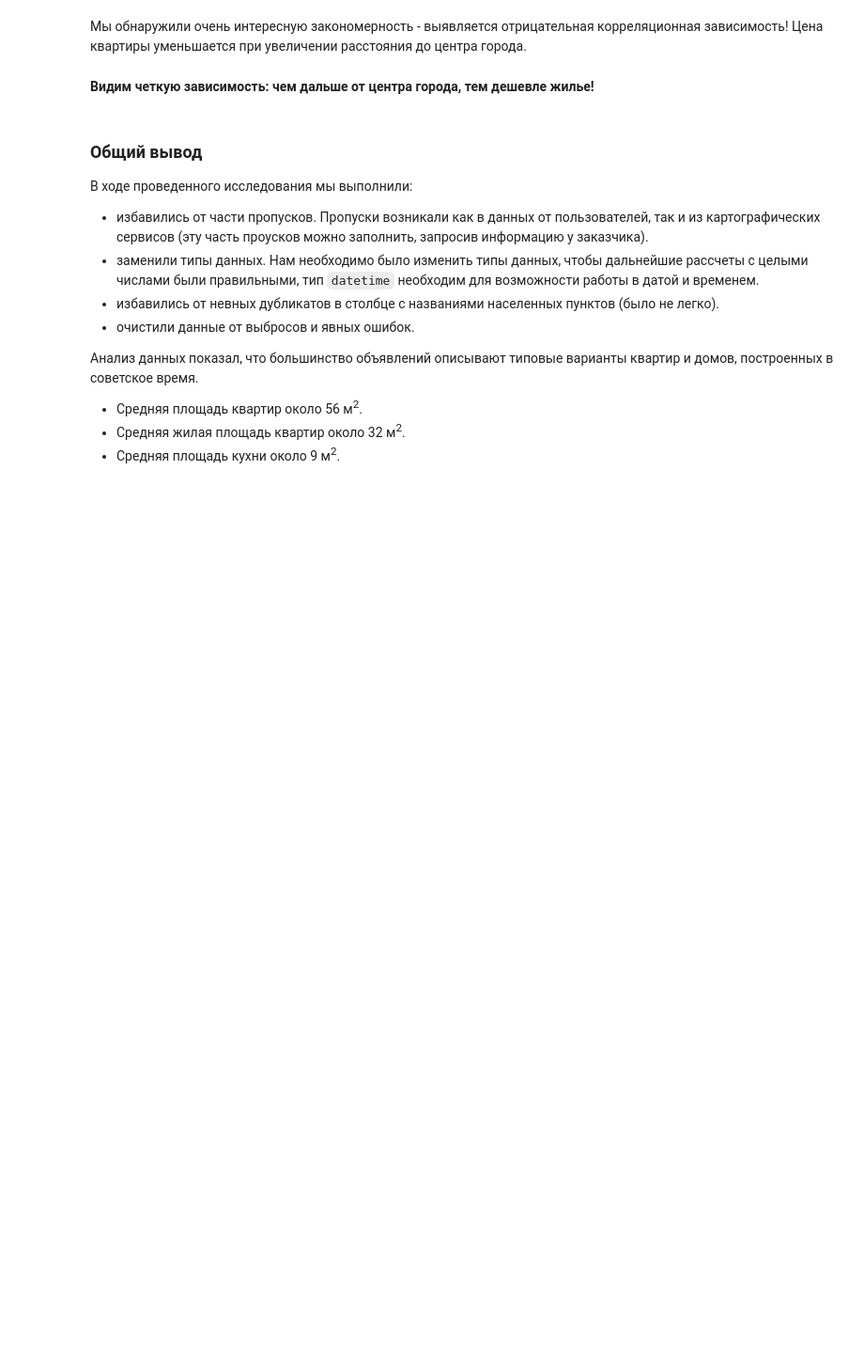
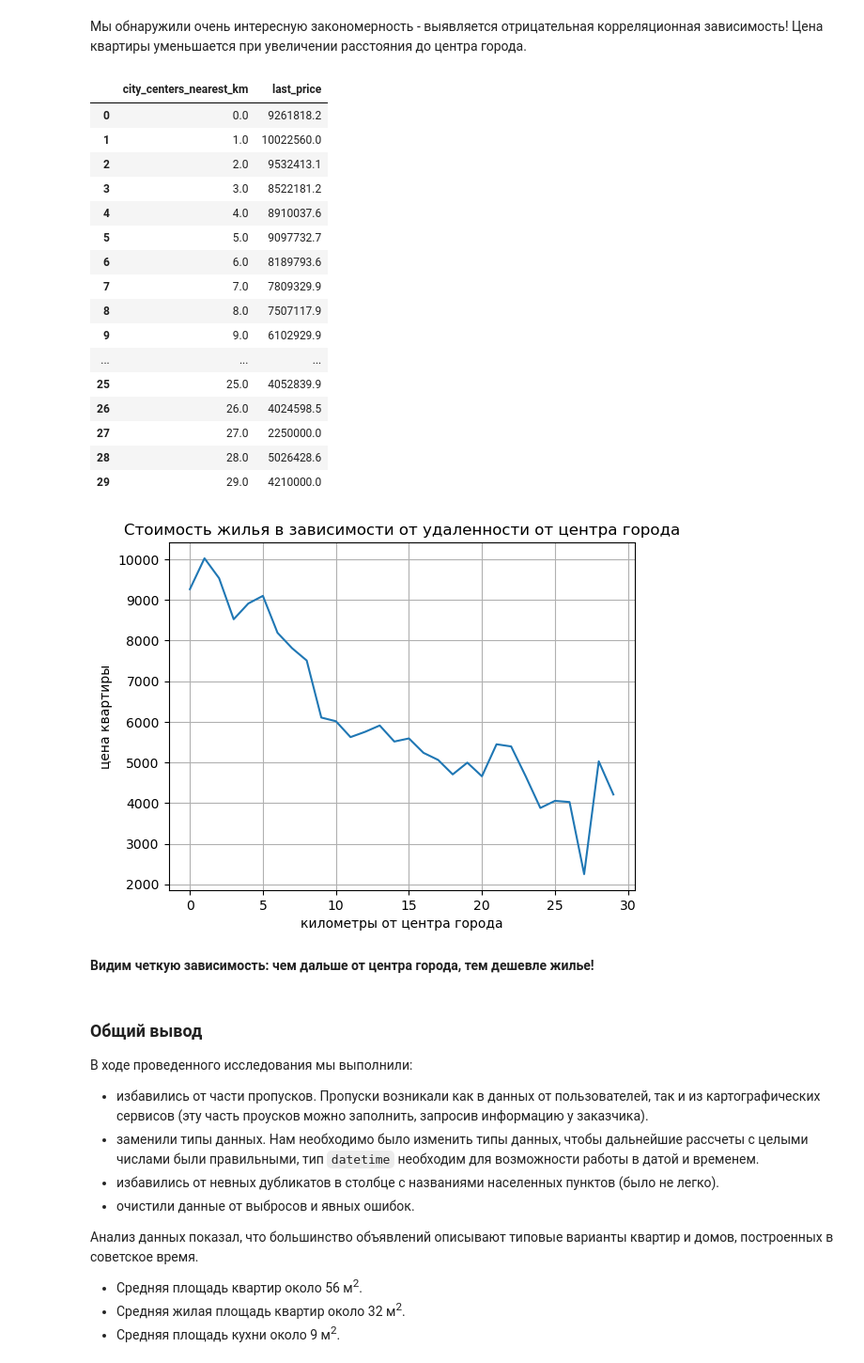
Before and after one commit to amirazamatov/YP-repository, a Jupyter notebook: EDA_estate_sale/EDA_estate_sale.ipynb, the cells around one changed output. Shown at 94% size. Drawn from its saved outputs; the diff is of its cells as text; code cells hidden in the pictures; blank space fills up the shorter version.

```diff
--- a/EDA_estate_sale/EDA_estate_sale.ipynb
+++ b/EDA_estate_sale/EDA_estate_sale.ipynb
@@ -1006,10 +1655,37 @@ print('Корреляция между ценой и расстоянием до
 Мы обнаружили очень интересную закономерность - выявляется отрицательная корреляционная зависимость! Цена квартиры уменьшается при увеличении расстояния до центра города.
 # %%
 good_data_spb = good_data.query('locality_name == "Санкт-Петербург"')
-spb_km_price = good_data_spb.pivot_table(index='city_centers_nearest_km', values='last_price', aggfunc='mean')['last_price'].astype('float').round(1).reset_index()
+# pivot_table не поддерживает Int64, заменим на int
+good_data_spb['last_price'] = good_data_spb['last_price'].astype('int')
+spb_km_price = good_data_spb.pivot_table(index='city_centers_nearest_km', values='last_price', aggfunc='mean')['last_price'].astype('float64').round(1).reset_index()
+# spb_km_price = good_data_spb.pivot_table(index='city_centers_nearest_km', values='last_price', aggfunc='mean')['last_price'].round(1).reset_index()
+
 display(spb_km_price)
 spb_km_price['last_price'] = spb_km_price['last_price'] / 1000 # уменьшим цену на 1000 для простоты восприятия
-spb_km_price.plot(x='километры (от центра города)', y='цена квартиры', grid = True, title = 'Стоимость жилья в зависимости от удаленности от центра города');
+spb_km_price.plot(x='city_centers_nearest_km', y='last_price', grid=True,
+                  title='Стоимость жилья в зависимости от удаленности от центра города',
+                  xlabel='километры от центра города',
+                  ylabel='цена квартиры',
+                  legend=False);
+# %% [output]
+|  | city_centers_nearest_km | last_price |
+| 0 | 0.0 | 9261818.2 |
+| 1 | 1.0 | 10022560.0 |
+| 2 | 2.0 | 9532413.1 |
+| 3 | 3.0 | 8522181.2 |
+| 4 | 4.0 | 8910037.6 |
+| 5 | 5.0 | 9097732.7 |
+| 6 | 6.0 | 8189793.6 |
+| 7 | 7.0 | 7809329.9 |
+| 8 | 8.0 | 7507117.9 |
+| 9 | 9.0 | 6102929.9 |
+| ... | ... | ... |
+| 25 | 25.0 | 4052839.9 |
+| 26 | 26.0 | 4024598.5 |
+| 27 | 27.0 | 2250000.0 |
+| 28 | 28.0 | 5026428.6 |
+| 29 | 29.0 | 4210000.0 |
+[figure, added]
 # %% [markdown]
 **Видим четкую зависимость: чем дальше от центра города, тем дешевле жилье!**
 # %% [markdown]
```
Also changed, not shown: parts of 65 cells of this notebook, 1 other file.
